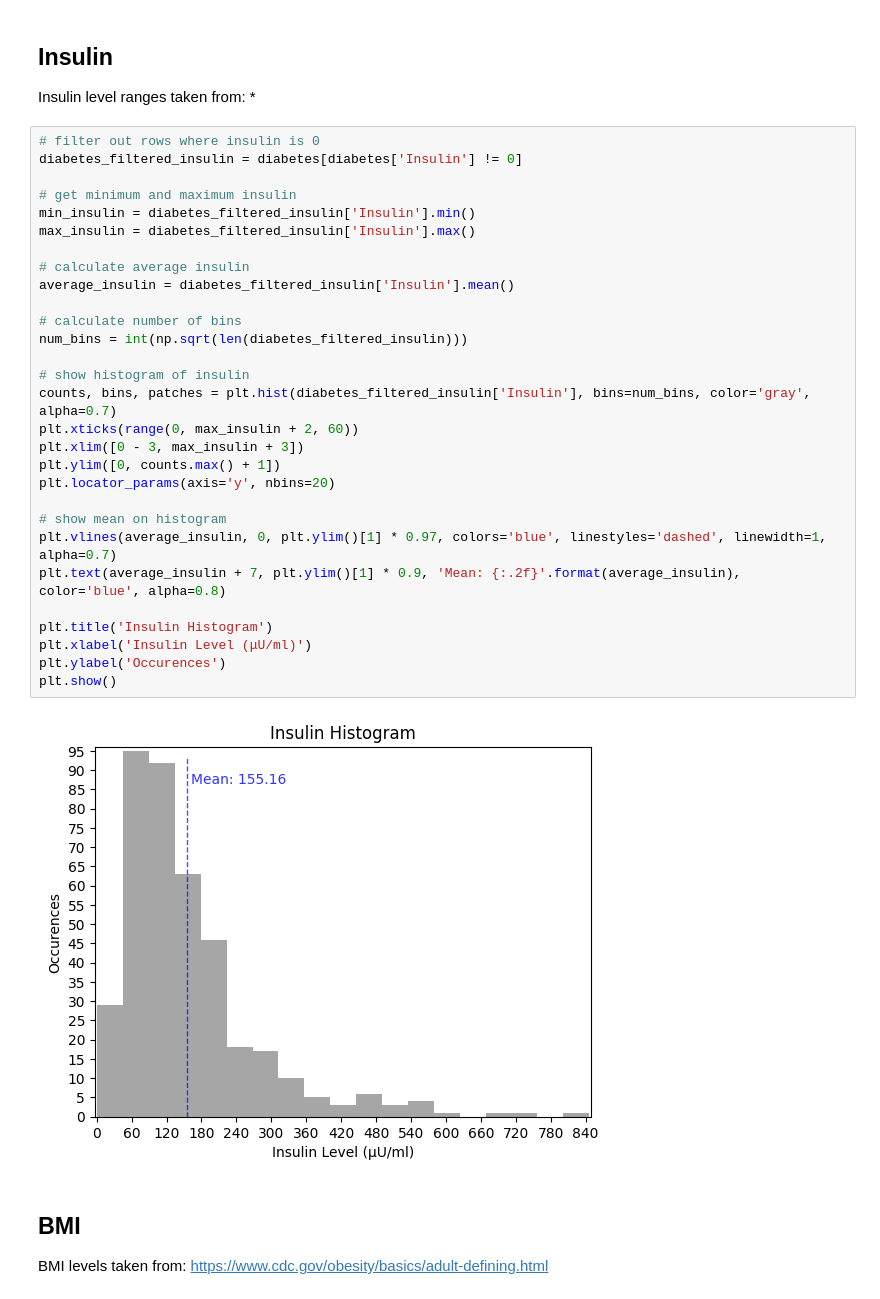
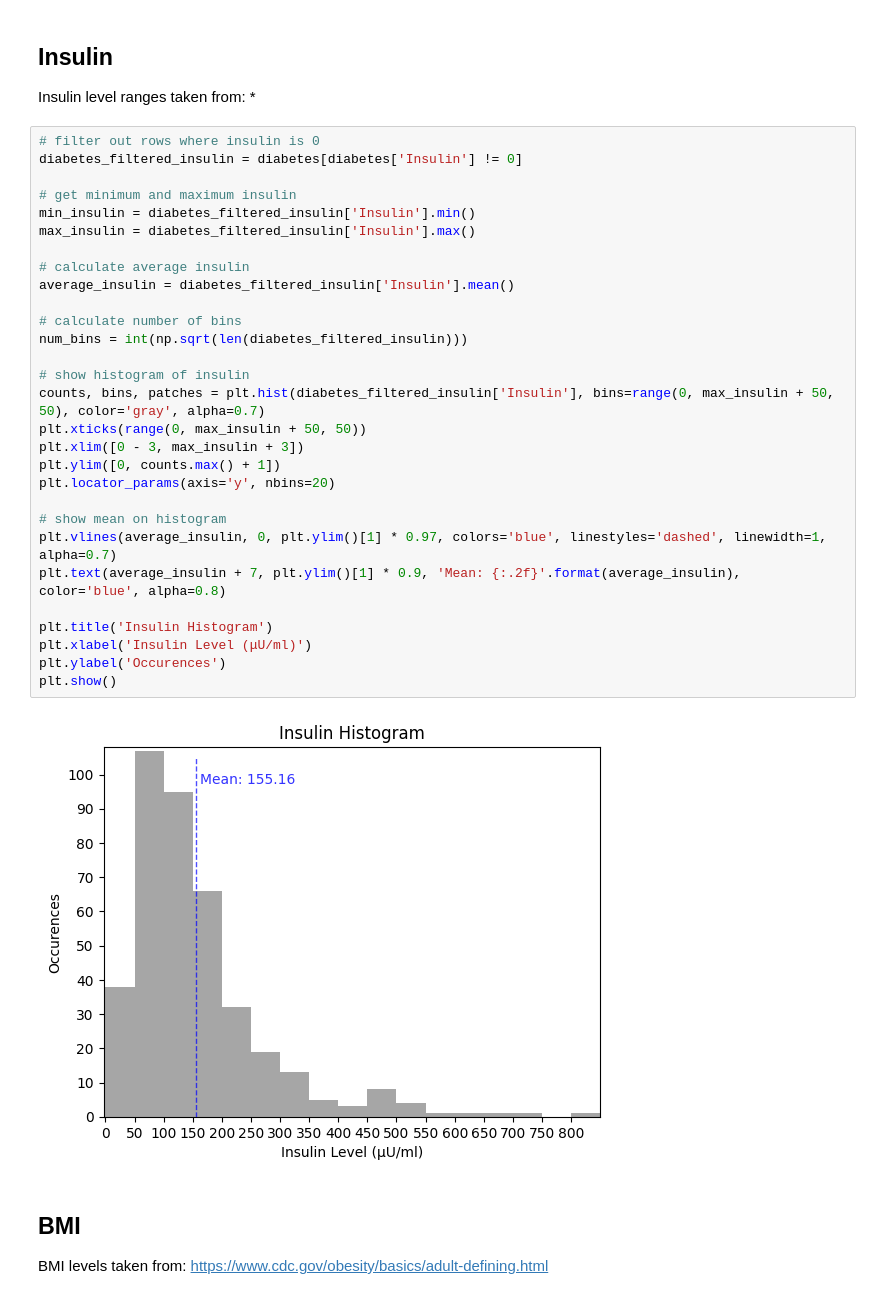
Before and after one commit to Bluxen/DA-Project1, a Jupyter notebook: 13_diabetes_prediction.ipynb, the cells around one changed output. Saved outputs shown, nothing was run; the diff lists cells and outputs as text.

```diff
--- a/13_diabetes_prediction.ipynb
+++ b/13_diabetes_prediction.ipynb
@@ -238,34 +258,34 @@ Insulin level ranges taken from:
 # %%
 # filter out rows where insulin is 0
 diabetes_filtered_insulin = diabetes[diabetes['Insulin'] != 0]
 
 # get minimum and maximum insulin
 min_insulin = diabetes_filtered_insulin['Insulin'].min()
 max_insulin = diabetes_filtered_insulin['Insulin'].max()
 
 # calculate average insulin
 average_insulin = diabetes_filtered_insulin['Insulin'].mean()
 
 # calculate number of bins
 num_bins = int(np.sqrt(len(diabetes_filtered_insulin)))
 
 # show histogram of insulin
-counts, bins, patches = plt.hist(diabetes_filtered_insulin['Insulin'], bins=num_bins, color='gray', alpha=0.7)
-plt.xticks(range(0, max_insulin + 2, 60))
+counts, bins, patches = plt.hist(diabetes_filtered_insulin['Insulin'], bins=range(0, max_insulin + 50, 50), color='gray', alpha=0.7)
+plt.xticks(range(0, max_insulin + 50, 50))
 plt.xlim([0 - 3, max_insulin + 3])
 plt.ylim([0, counts.max() + 1])
 plt.locator_params(axis='y', nbins=20)
 
 # show mean on histogram
 plt.vlines(average_insulin, 0, plt.ylim()[1] * 0.97, colors='blue', linestyles='dashed', linewidth=1, alpha=0.7)
 plt.text(average_insulin + 7, plt.ylim()[1] * 0.9, 'Mean: {:.2f}'.format(average_insulin), color='blue', alpha=0.8)
 
 plt.title('Insulin Histogram')
 plt.xlabel('Insulin Level (μU/ml)')
 plt.ylabel('Occurences')
 plt.show()
 # %% [output]
-[figure, old version]
+[figure, new version]
 # %% [markdown]
 ## BMI
 BMI levels taken from: https://www.cdc.gov/obesity/basics/adult-defining.html
```
Also changed, not shown: parts of 6 cells of this notebook.
